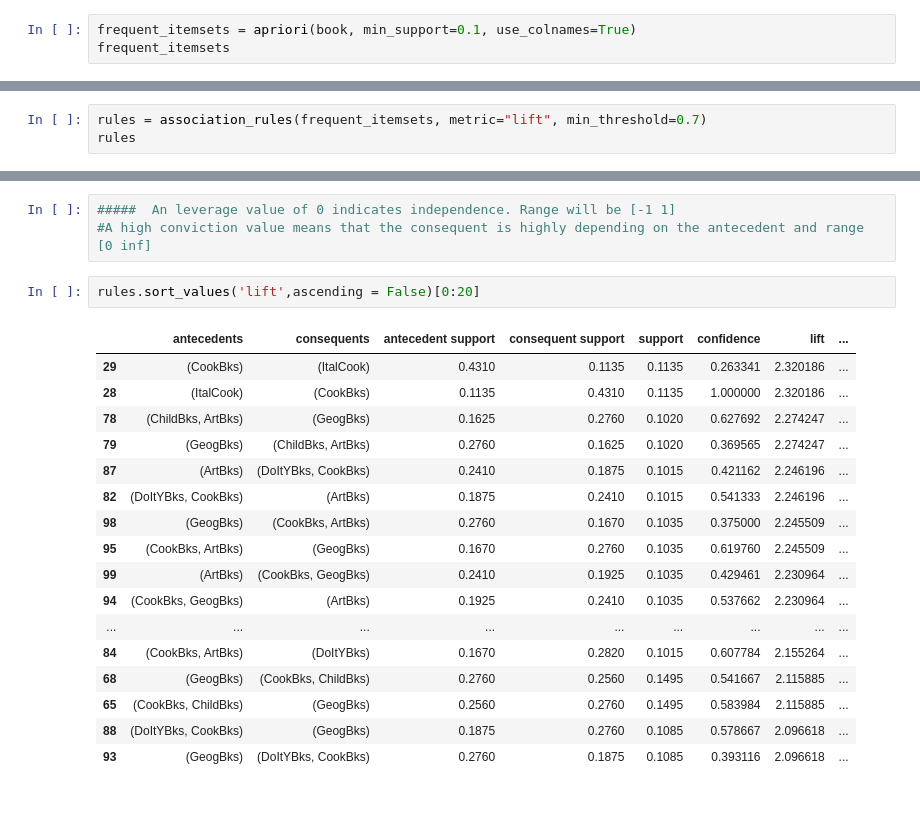
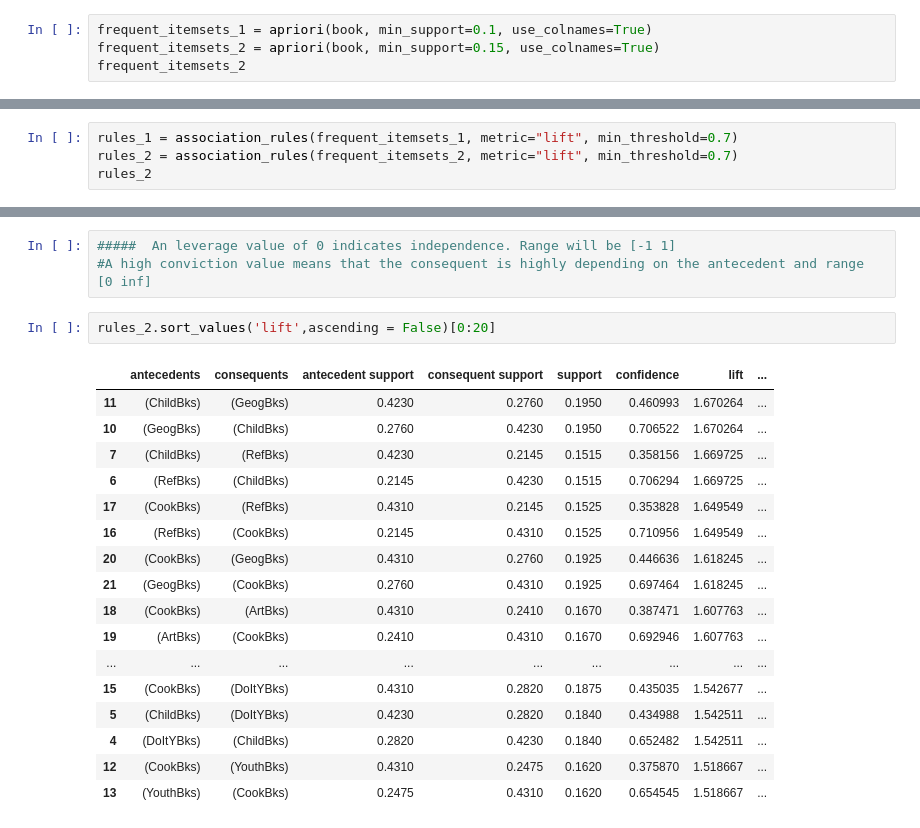
Before and after one commit to Bhavin52/Assignment, a Jupyter notebook: Association_Rules_Q1.ipynb, the cells around one changed output, grey strips where cells are left out. Drawn from its saved outputs; the diff is of its cells as text.

```diff
--- a/Association_Rules_Q1.ipynb
+++ b/Association_Rules_Q1.ipynb
@@ -39,8 +39,9 @@ memory usage: 172.0 KB
 # %%
 # Apriori Algorithm
 # %%
-frequent_itemsets = apriori(book, min_support=0.1, use_colnames=True)
-frequent_itemsets
+frequent_itemsets_1 = apriori(book, min_support=0.1, use_colnames=True)
+frequent_itemsets_2 = apriori(book, min_support=0.15, use_colnames=True)
+frequent_itemsets_2
 # %% [output]
 |  | support | itemsets |
 | 0 | 0.4230 | (ChildBks) |
@@ -62,6 +63,7 @@ frequent_itemsets
 # %%
-rules = association_rules(frequent_itemsets, metric="lift", min_threshold=0.7)
-rules
+rules_1 = association_rules(frequent_itemsets_1, metric="lift", min_threshold=0.7)
+rules_2 = association_rules(frequent_itemsets_2, metric="lift", min_threshold=0.7)
+rules_2
 # %% [output]
 |  | antecedents | consequents | antecedent support | consequent support | support | confidence | lift | ... |
 | 0 | (YouthBks) | (ChildBks) | 0.2475 | 0.4230 | 0.1650 | 0.666667 | 1.576044 | ... |
@@ -80,23 +86,23 @@ rules
 #####  An leverage value of 0 indicates independence. Range will be [-1 1]
 #A high conviction value means that the consequent is highly depending on the antecedent and range [0 inf]
 # %%
-rules.sort_values('lift',ascending = False)[0:20]
+rules_2.sort_values('lift',ascending = False)[0:20]
 # %% [output]
 |  | antecedents | consequents | antecedent support | consequent support | support | confidence | lift | ... |
-| 29 | (CookBks) | (ItalCook) | 0.4310 | 0.1135 | 0.1135 | 0.263341 | 2.320186 | ... |
-| 28 | (ItalCook) | (CookBks) | 0.1135 | 0.4310 | 0.1135 | 1.000000 | 2.320186 | ... |
-| 78 | (ChildBks, ArtBks) | (GeogBks) | 0.1625 | 0.2760 | 0.1020 | 0.627692 | 2.274247 | ... |
-| 79 | (GeogBks) | (ChildBks, ArtBks) | 0.2760 | 0.1625 | 0.1020 | 0.369565 | 2.274247 | ... |
-| 87 | (ArtBks) | (DoItYBks, CookBks) | 0.2410 | 0.1875 | 0.1015 | 0.421162 | 2.246196 | ... |
-| 82 | (DoItYBks, CookBks) | (ArtBks) | 0.1875 | 0.2410 | 0.1015 | 0.541333 | 2.246196 | ... |
-| 98 | (GeogBks) | (CookBks, ArtBks) | 0.2760 | 0.1670 | 0.1035 | 0.375000 | 2.245509 | ... |
-| 95 | (CookBks, ArtBks) | (GeogBks) | 0.1670 | 0.2760 | 0.1035 | 0.619760 | 2.245509 | ... |
-| 99 | (ArtBks) | (CookBks, GeogBks) | 0.2410 | 0.1925 | 0.1035 | 0.429461 | 2.230964 | ... |
-| 94 | (CookBks, GeogBks) | (ArtBks) | 0.1925 | 0.2410 | 0.1035 | 0.537662 | 2.230964 | ... |
+| 11 | (ChildBks) | (GeogBks) | 0.4230 | 0.2760 | 0.1950 | 0.460993 | 1.670264 | ... |
+| 10 | (GeogBks) | (ChildBks) | 0.2760 | 0.4230 | 0.1950 | 0.706522 | 1.670264 | ... |
+| 7 | (ChildBks) | (RefBks) | 0.4230 | 0.2145 | 0.1515 | 0.358156 | 1.669725 | ... |
+| 6 | (RefBks) | (ChildBks) | 0.2145 | 0.4230 | 0.1515 | 0.706294 | 1.669725 | ... |
+| 17 | (CookBks) | (RefBks) | 0.4310 | 0.2145 | 0.1525 | 0.353828 | 1.649549 | ... |
+| 16 | (RefBks) | (CookBks) | 0.2145 | 0.4310 | 0.1525 | 0.710956 | 1.649549 | ... |
+| 20 | (CookBks) | (GeogBks) | 0.4310 | 0.2760 | 0.1925 | 0.446636 | 1.618245 | ... |
+| 21 | (GeogBks) | (CookBks) | 0.2760 | 0.4310 | 0.1925 | 0.697464 | 1.618245 | ... |
+| 18 | (CookBks) | (ArtBks) | 0.4310 | 0.2410 | 0.1670 | 0.387471 | 1.607763 | ... |
+| 19 | (ArtBks) | (CookBks) | 0.2410 | 0.4310 | 0.1670 | 0.692946 | 1.607763 | ... |
 | ... | ... | ... | ... | ... | ... | ... | ... | ... |
-| 84 | (CookBks, ArtBks) | (DoItYBks) | 0.1670 | 0.2820 | 0.1015 | 0.607784 | 2.155264 | ... |
-| 68 | (GeogBks) | (CookBks, ChildBks) | 0.2760 | 0.2560 | 0.1495 | 0.541667 | 2.115885 | ... |
-| 65 | (CookBks, ChildBks) | (GeogBks) | 0.2560 | 0.2760 | 0.1495 | 0.583984 | 2.115885 | ... |
-| 88 | (DoItYBks, CookBks) | (GeogBks) | 0.1875 | 0.2760 | 0.1085 | 0.578667 | 2.096618 | ... |
-| 93 | (GeogBks) | (DoItYBks, CookBks) | 0.2760 | 0.1875 | 0.1085 | 0.393116 | 2.096618 | ... |
+| 15 | (CookBks) | (DoItYBks) | 0.4310 | 0.2820 | 0.1875 | 0.435035 | 1.542677 | ... |
+| 5 | (ChildBks) | (DoItYBks) | 0.4230 | 0.2820 | 0.1840 | 0.434988 | 1.542511 | ... |
+| 4 | (DoItYBks) | (ChildBks) | 0.2820 | 0.4230 | 0.1840 | 0.652482 | 1.542511 | ... |
+| 12 | (CookBks) | (YouthBks) | 0.4310 | 0.2475 | 0.1620 | 0.375870 | 1.518667 | ... |
+| 13 | (YouthBks) | (CookBks) | 0.2475 | 0.4310 | 0.1620 | 0.654545 | 1.518667 | ... |
 # %%
```
Also changed, not shown: parts of 4 cells of this notebook.
